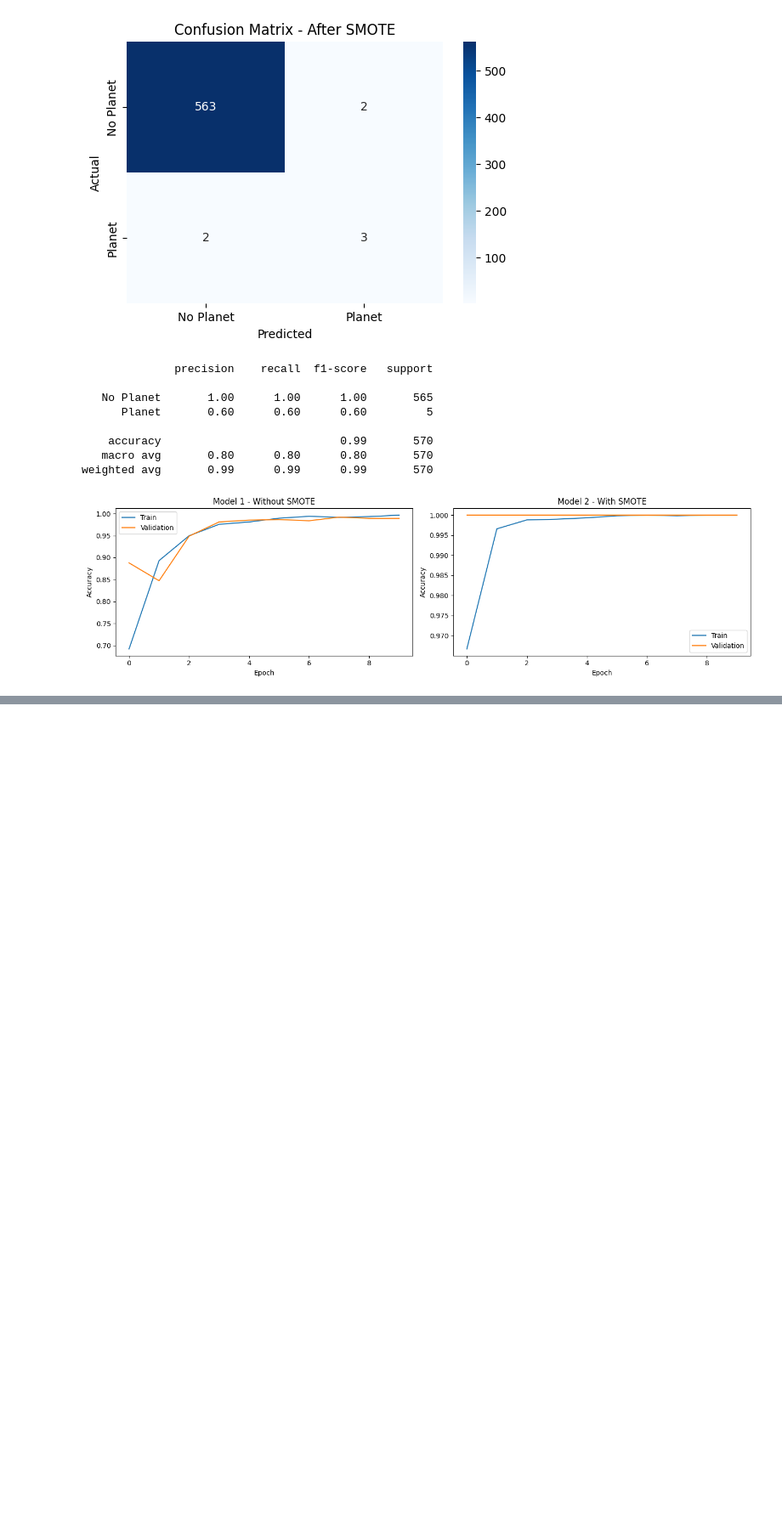
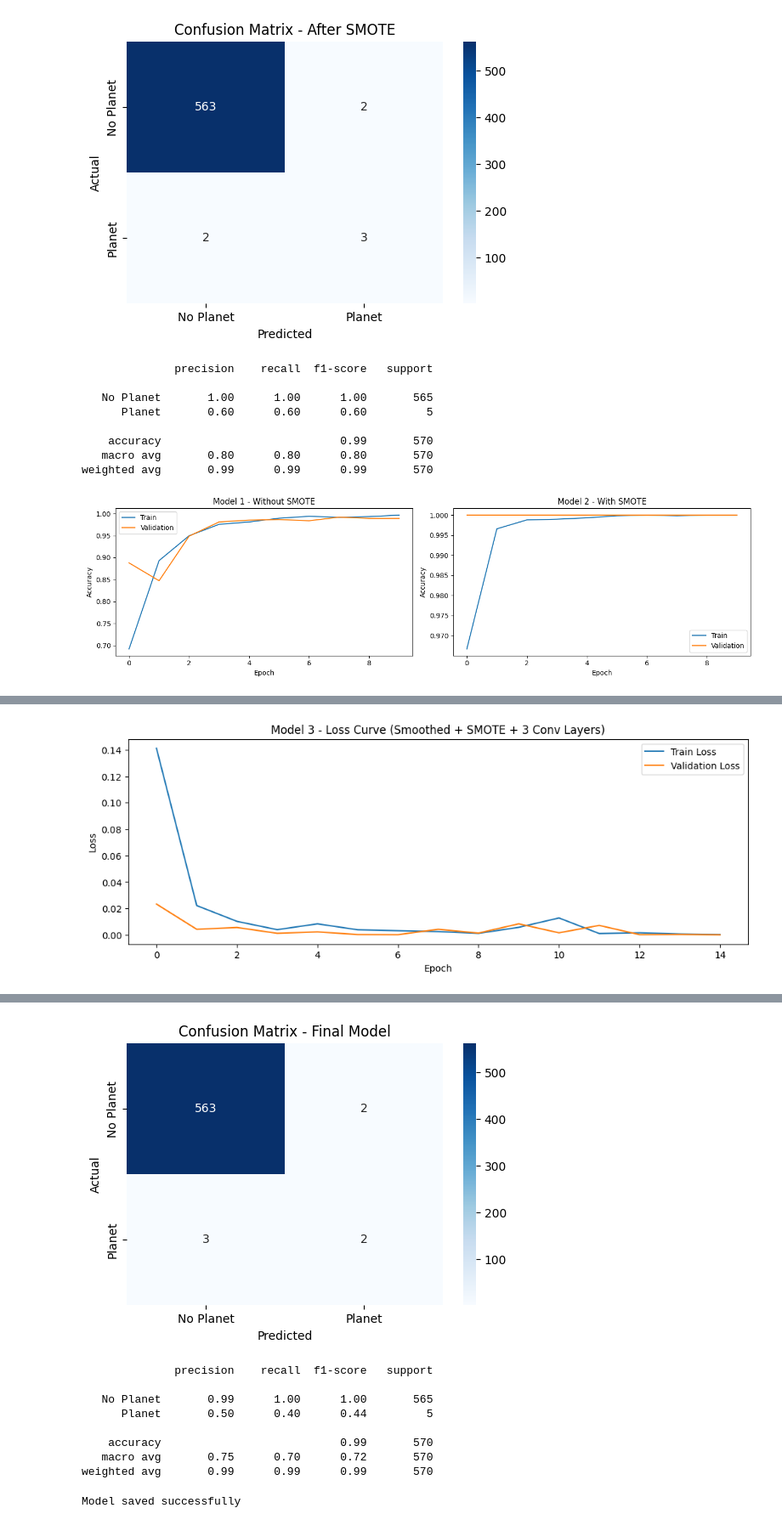
Before and after one commit to anuragsingh7058/exoplanet-detection, a Jupyter notebook: exoplanet_pipeline.ipynb, the cells around one changed output, grey strips where cells are left out. Shown at 85% size. Saved outputs shown, nothing was run; the diff lists cells and outputs as text; code cells hidden in the pictures; blank space fills up the shorter version.

```diff
--- a/exoplanet_pipeline.ipynb
+++ b/exoplanet_pipeline.ipynb
@@ -326,0 +392,27 @@ plt.show()
+# %%
+plt.figure(figsize=(12, 4))
+plt.plot(history3.history['loss'], label='Train Loss')
+plt.plot(history3.history['val_loss'], label='Validation Loss')
+plt.title("Model 3 - Loss Curve (Smoothed + SMOTE + 3 Conv Layers)")
+plt.xlabel("Epoch")
+plt.ylabel("Loss")
+plt.legend()
+plt.show()
+
+X_test_cnn3 = X_test_smooth.reshape(X_test_smooth.shape[0], X_test_smooth.shape[1], 1)
+y_pred3_prob = model3.predict(X_test_cnn3)
+y_pred3 = (y_pred3_prob > 0.5).astype(int).flatten()
+
+cm3 = confusion_matrix(y_test_cnn, y_pred3)
+plt.figure(figsize=(6,4))
+sns.heatmap(cm3, annot=True, fmt='d', cmap='Blues',
+            xticklabels=['No Planet', 'Planet'],
+            yticklabels=['No Planet', 'Planet'])
+plt.title("Confusion Matrix - Final Model")
+plt.ylabel("Actual")
+plt.xlabel("Predicted")
+plt.show()
+
+print(classification_report(y_test_cnn, y_pred3, target_names=['No Planet', 'Planet']))
+# %% [output]
+[figure, added]
@@ -326,0 +420,14 @@ plt.show()
+[figure, added]
+              precision    recall  f1-score   support
+
+   No Planet       0.99      1.00      1.00       565
+      Planet       0.50      0.40      0.44         5
+
+    accuracy                           0.99       570
+   macro avg       0.75      0.70      0.72       570
+weighted avg       0.99      0.99      0.99       570
+# %%
+model2.save("exoplanet_detector.keras")
+print("Model saved successfully")
+# %% [output]
+Model saved successfully
```
Also changed, not shown: parts of 4 cells of this notebook.
